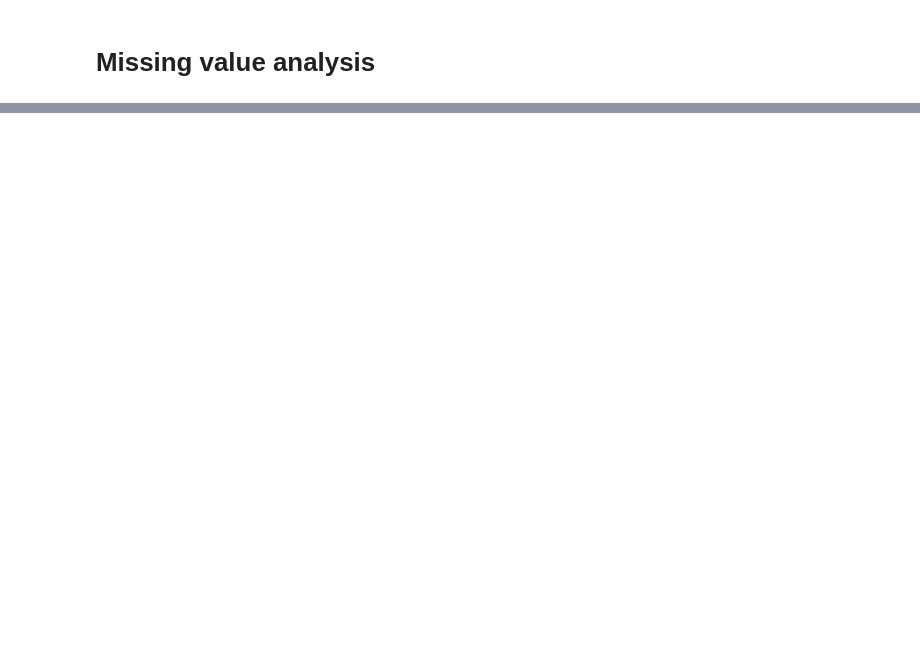
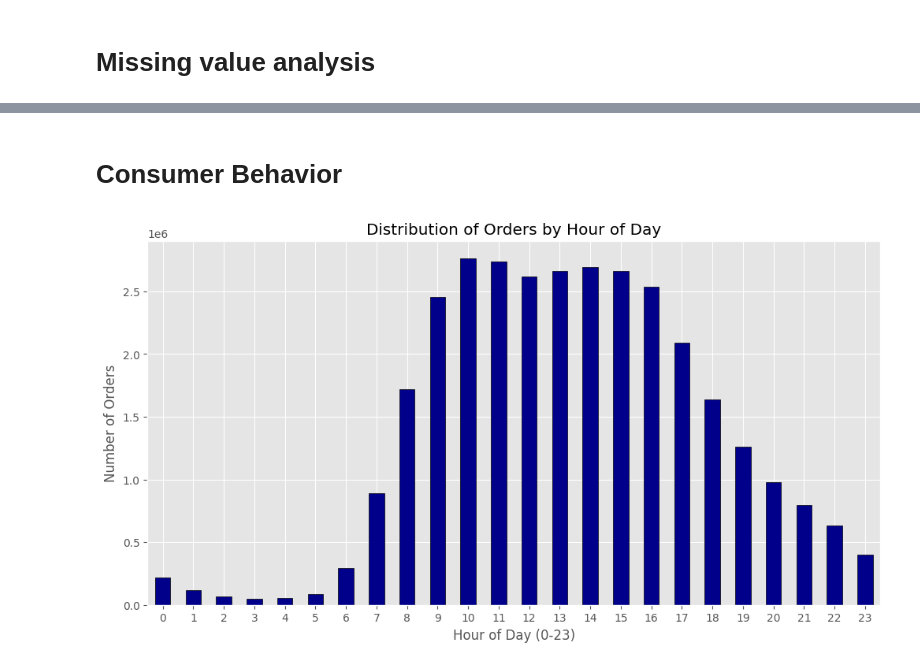
Before and after one commit to mohammed-lafi1035/DS230_final_Project_AE, a Jupyter notebook: Welcome_To_Colab.ipynb, the cells around one changed output, grey strips where cells are left out. Drawn from its saved outputs; the diff is of its cells as text; code cells hidden in the pictures; blank space fills up the shorter version.

```diff
--- a/Welcome_To_Colab.ipynb
+++ b/Welcome_To_Colab.ipynb
@@ -206,0 +169,16 @@ instacart_data['log_user_orders'] = np.log1p(instacart_data['user_total_orders']
+# %% [markdown]
+# Consumer Behavior
+# %%
+# 2. توزيع ساعة الطلب
+#لنعرف الفترة التي تكون فيها الطلبات كثيرة ( ساعة الذروة) او العكس
+hour_counts = instacart_data['order_hour_of_day'].value_counts().sort_index()
+
+plt.figure(figsize=(12, 6))
+hour_counts.plot(kind='bar', color='darkblue', edgecolor='black')
+plt.title('Distribution of Orders by Hour of Day')
+plt.xlabel('Hour of Day (0-23)')
+plt.ylabel('Number of Orders')
+plt.xticks(rotation=0)
+plt.show()
+# %% [output]
+[figure, added]
```
Also changed, not shown: parts of 26 cells of this notebook.
